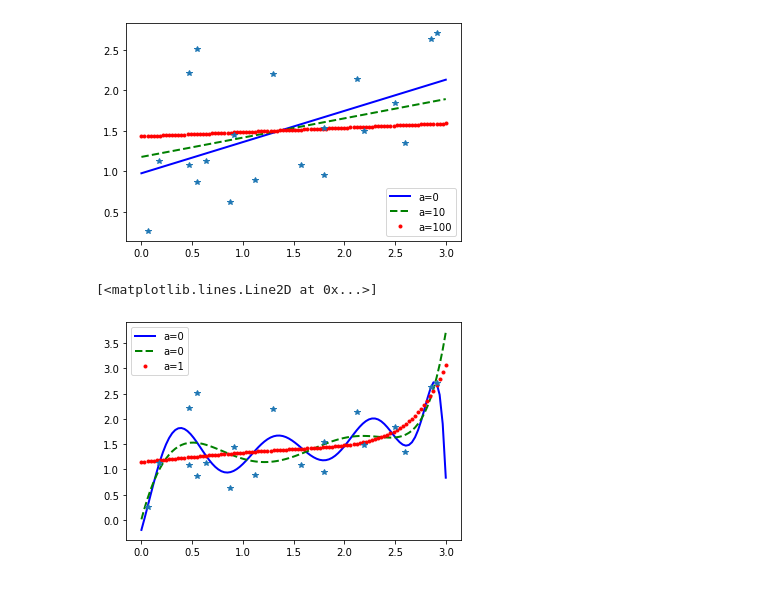
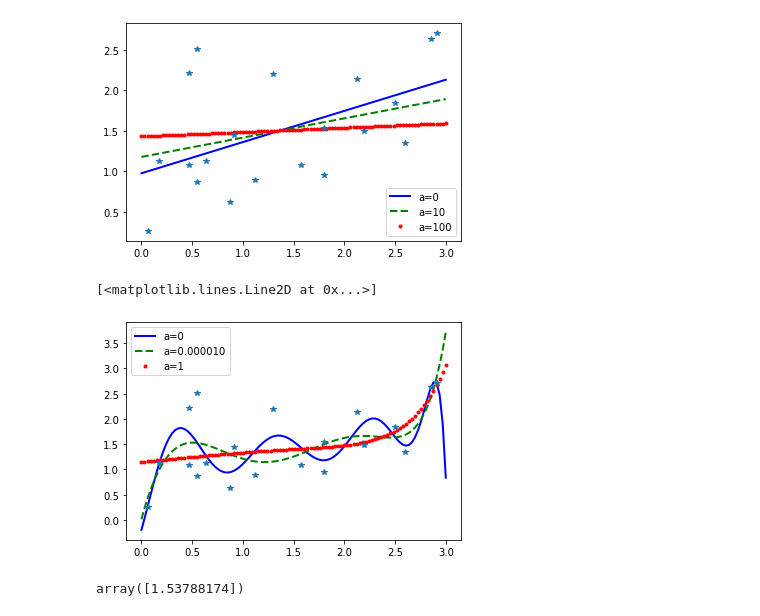
Before and after one commit to bop-hz/mltest, a Jupyter notebook: chapter4/chapter4.ipynb, the cells around one changed output. Drawn from its saved outputs; the diff is of its cells as text; code cells hidden in the pictures.

```diff
--- a/chapter4/chapter4.ipynb
+++ b/chapter4/chapter4.ipynb
@@ -263,17 +263,24 @@ def plotpolyridge(x_train,y_train,x_val,alpha_in):
 # %%
 alpha = 0
 y_predict1 = plotpolyridge(x,y,x_new,alpha)
 plt.plot(x_new,y_predict1,'b-',linewidth=2,label='a=%d' %alpha)
 plt.legend()
 alpha = 1e-5
 y_predict1 = plotpolyridge(x,y,x_new,alpha)
-plt.plot(x_new,y_predict1,'g--',linewidth=2,label='a=%d' %alpha)
+plt.plot(x_new,y_predict1,'g--',linewidth=2,label='a=%f' %alpha)
 plt.legend()
 alpha = 1
 y_predict1 = plotpolyridge(x,y,x_new,alpha)
 plt.plot(x_new,y_predict1,'r.',linewidth=2,label='a=%d' %alpha)
 plt.legend()
 plt.plot(x,y,'*')
 # %% [output]
 [<matplotlib.lines.Line2D at 0x...>]
-[figure, old version]
+[figure, new version]
+# %%
+from sklearn.linear_model import Lasso
+lasso_reg = Lasso(alpha=0.1)
+lasso_reg.fit(x,y)
+lasso_reg.predict([[1.5]])
+# %% [output]
+array([1.53788174])
```
Also changed, not shown: parts of 38 cells of this notebook.
